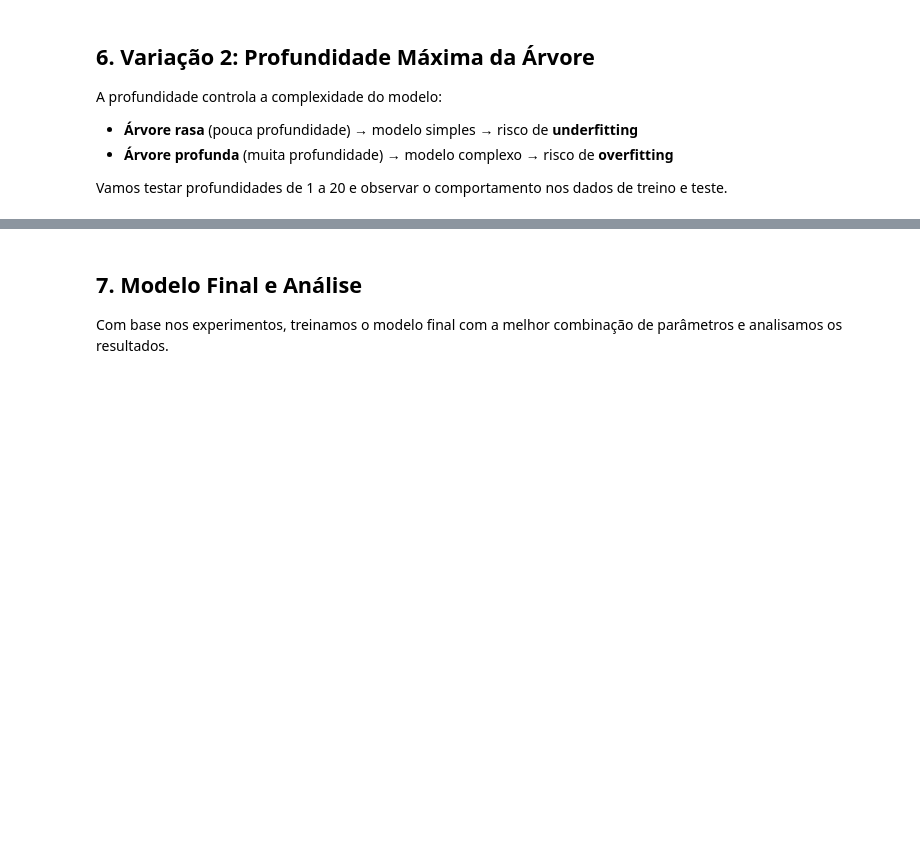
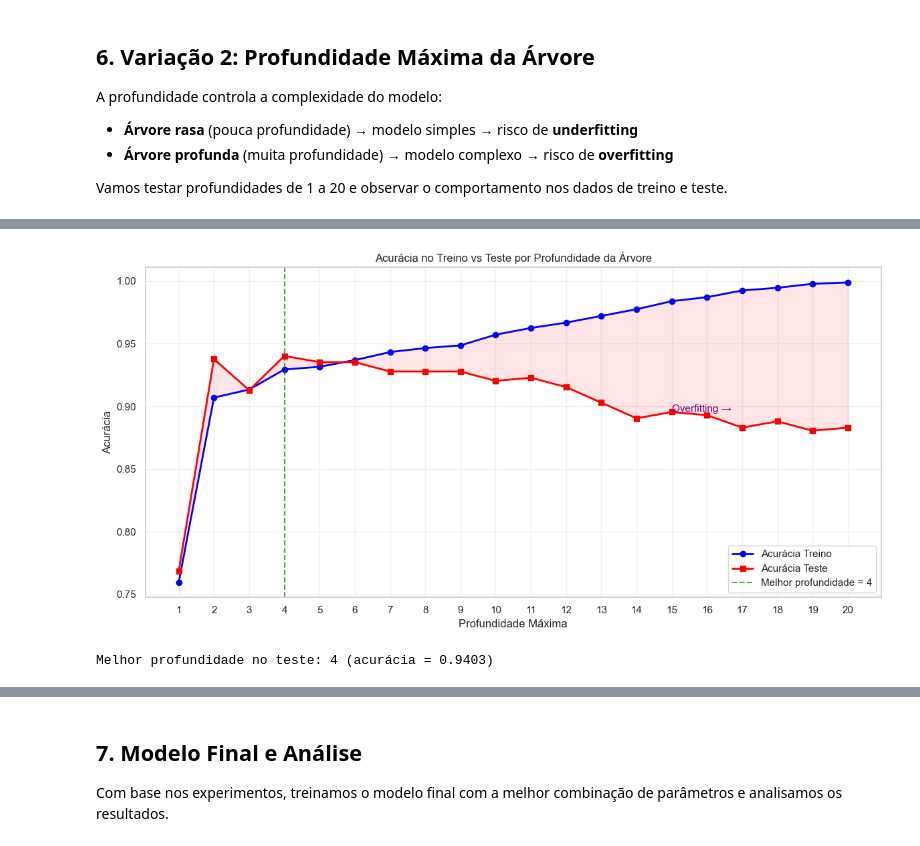
Before and after one commit to iantoniolo/ml-decision-tree-insurance, a Jupyter notebook: main.ipynb, the cells around one changed output, grey strips where cells are left out. Drawn from its saved outputs; the diff is of its cells as text; code cells hidden in the pictures; blank space fills up the shorter version.

```diff
--- a/main.ipynb
+++ b/main.ipynb
@@ -233,6 +327,12 @@ Vamos testar profundidades de 1 a 20 e observar o comportamento nos dados de tre
 # Testar diferentes profundidades
 train_accs = []
 test_accs = []
+
+from sklearn.model_selection import cross_val_score
+for d in range(1, 21):
+    tree = DecisionTreeClassifier(criterion='gini', max_depth=d, random_state=42)
+    scores = cross_val_score(tree, X, y, cv=5, scoring='accuracy')
+    print(f"Depth {d}: {scores.mean():.4f} ± {scores.std():.4f}")
 
 for d in DEPTH_RANGE:
     tree = DecisionTreeClassifier(criterion='gini', max_depth=d, random_state=RANDOM_STATE)
@@ -250,3 +350,4 @@ print(f"Sem limite de profundidade:")
 print(f"  Acurácia treino: {acc_train_full:.4f}")
 print(f"  Acurácia teste:  {acc_test_full:.4f}")
 print(f"  Profundidade real: {tree_full.get_depth()}")
+print(train_accs)
@@ -253,28 +372,31 @@ print(f"  Profundidade real: {tree_full.get_depth()}")
 # %%
 # Gráfico: Acurácia vs Profundidade
 plt.figure(figsize=(12, 6))
 plt.plot(DEPTH_RANGE, train_accs, 'o-', color='blue', label='Acurácia Treino', linewidth=2)
 plt.plot(DEPTH_RANGE, test_accs, 's-', color='red', label='Acurácia Teste', linewidth=2)
 
 # Marcar a melhor profundidade no teste
 best_depth = list(DEPTH_RANGE)[np.argmax(test_accs)]
 best_acc = max(test_accs)
 plt.axvline(best_depth, color='green', linestyle='--', alpha=0.7, label=f'Melhor profundidade = {best_depth}')
 
 plt.fill_between(DEPTH_RANGE, train_accs, test_accs, alpha=0.1, color='red')
 plt.xlabel('Profundidade Máxima')
 plt.ylabel('Acurácia')
 plt.title('Acurácia no Treino vs Teste por Profundidade da Árvore')
 plt.legend()
 plt.grid(True, alpha=0.3)
 plt.xticks(DEPTH_RANGE)
 
 # Anotar overfitting
-plt.annotate('← Underfitting', xy=(2, test_accs[1]), fontsize=11, color='purple')
+#plt.annotate('← Underfitting', xy=(2, test_accs[1]), fontsize=11, color='purple')
 plt.annotate('Overfitting →', xy=(15, test_accs[14]), fontsize=11, color='purple')
 
 plt.tight_layout()
 plt.savefig(f"{OUTPUT_DIR}/graph_3.png", dpi=150, bbox_inches='tight')
 plt.show()
 
 print(f"\nMelhor profundidade no teste: {best_depth} (acurácia = {best_acc:.4f})")
+# %% [output]
+[figure, added]
+Melhor profundidade no teste: 4 (acurácia = 0.9403)
```
Also changed, not shown: parts of 19 cells of this notebook, 6 other files.
